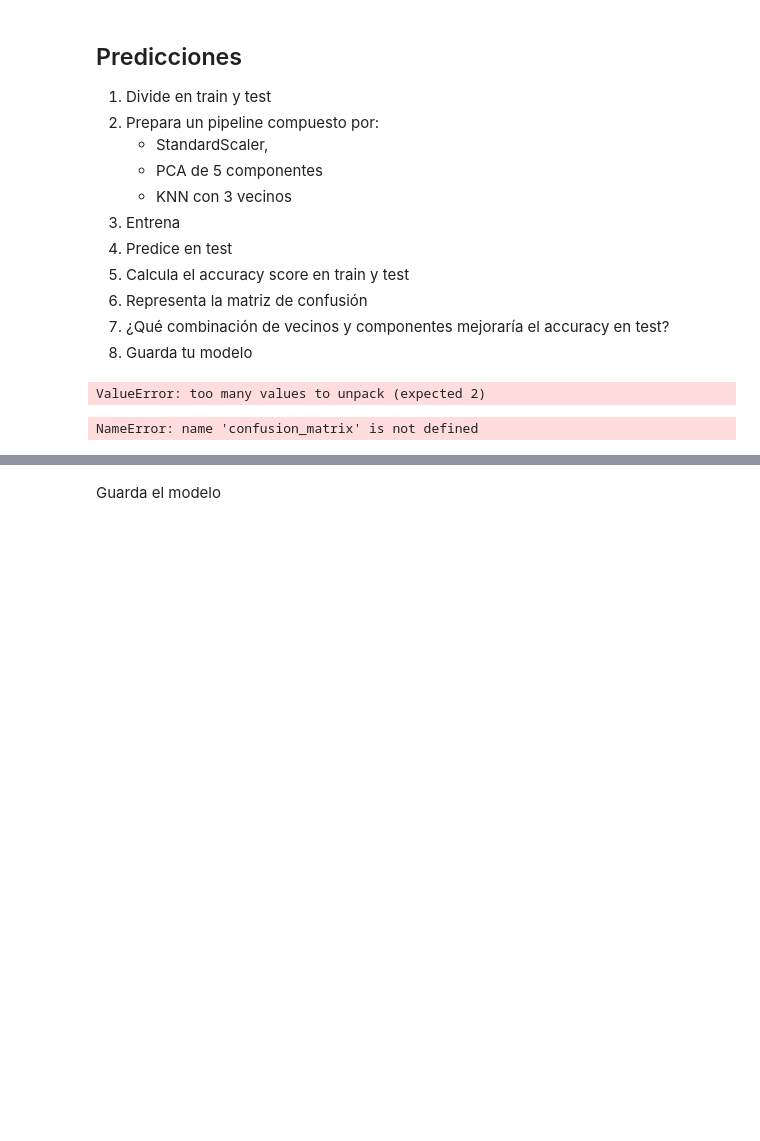
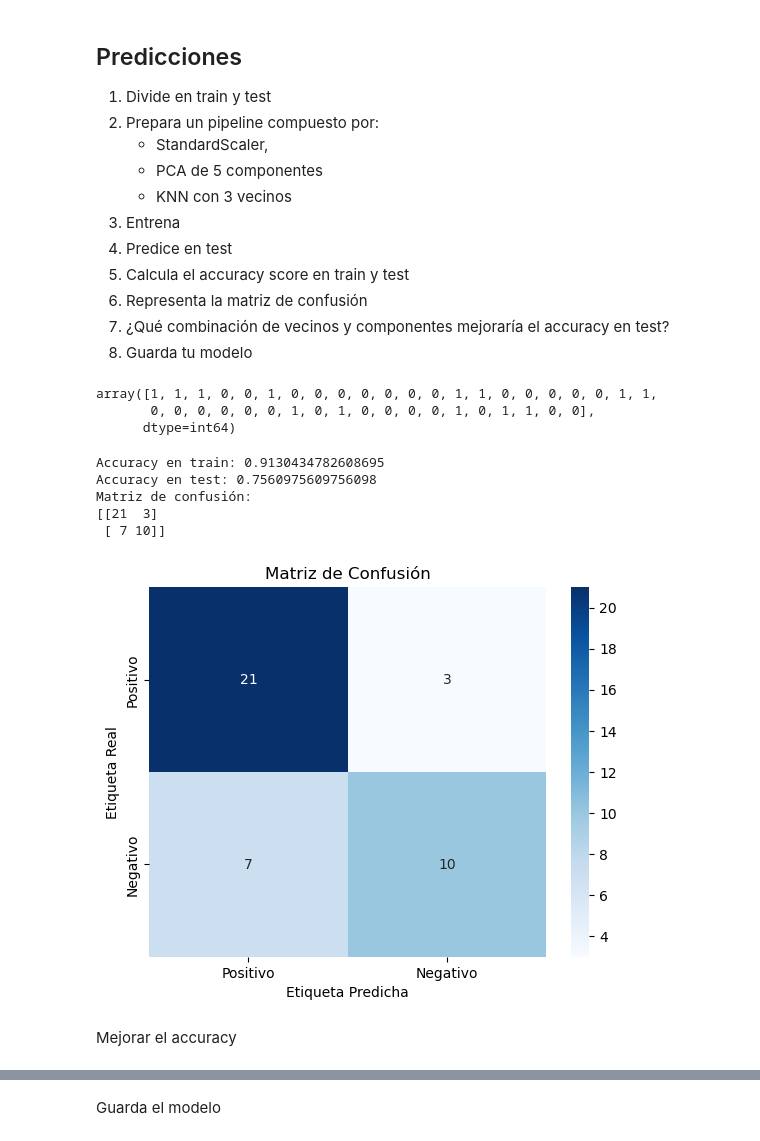
Before and after one commit to Martinaxa/Machine_Learning, a Jupyter notebook: 2-No_Supervisado/1-PCA/Practica/2_PCA Alquier Compra.ipynb, the cells around one changed output, grey strips where cells are left out. Drawn from its saved outputs; the diff is of its cells as text; code cells hidden in the pictures; blank space fills up the shorter version.

```diff
--- a/2-No_Supervisado/1-PCA/Practica/2_PCA Alquier Compra.ipynb
+++ b/2-No_Supervisado/1-PCA/Practica/2_PCA Alquier Compra.ipynb
@@ -168,6 +208,9 @@ plt.show()
 from sklearn.neighbors import KNeighborsClassifier
 # %%
 from sklearn.pipeline import make_pipeline
+# %%
+X = data.drop('comprar', axis=1)
+y = data['comprar']
 # %%
 
 # Paso 1: Dividir los datos en conjuntos de entrenamiento y prueba
@@ -185,26 +228,39 @@ pipeline.fit(X_train, y_train)
 
 # Paso 4: Realizar predicciones en los datos de prueba
 y_pred = pipeline.predict(X_test)
-# %%
-# Split dataset in training and test datasets
-
-#X = df.drop('comprar',1)
-#y = df['comprar']
-
-X_train, X_test = train_test_split(X,y, test_size=0.2, random_state=42)
-y_train =X_train["comprar"]
-y_test = X_test["comprar"]
-X_train = X_train.drop(['comprar'], axis=1)
-X_test = X_test.drop(['comprar'], axis=1)
-# %% [output]
-ValueError: too many values to unpack (expected 2)
-# %%
-X = df.drop('comprar',1)
-y = df['comprar']
-
-X_train, X_test, y_train, y_test = train_test_split(X,y,test_size=0.2,random_state=42)
-# %%
-print(confusion_matrix(y_test, y_pred))
-print(classification_report(y_test, y_pred))
-# %% [output]
-NameError: name 'confusion_matrix' is not defined
+# %%
+y_pred
+# %% [output]
+array([1, 1, 1, 0, 0, 1, 0, 0, 0, 0, 0, 0, 0, 1, 1, 0, 0, 0, 0, 0, 1, 1,
+       0, 0, 0, 0, 0, 0, 1, 0, 1, 0, 0, 0, 0, 1, 0, 1, 1, 0, 0],
+      dtype=int64)
+# %%
+from sklearn.metrics import accuracy_score, confusion_matrix
+
+# Paso 5: Calcular el accuracy score en train y test
+accuracy_train = accuracy_score(y_train, pipeline.predict(X_train))
+accuracy_test = accuracy_score(y_test, y_pred)
+print("Accuracy en train:", accuracy_train)
+print("Accuracy en test:", accuracy_test)
+
+
+confusion_mat = confusion_matrix(y_test, y_pred)
+print("Matriz de confusión:")
+print(confusion_mat)
+# %% [output]
+Accuracy en train: 0.9130434782608695
+Accuracy en test: 0.7560975609756098
+Matriz de confusión:
+[[21  3]
+ [ 7 10]]
+# %%
+labels = ['Positivo','Negativo']  # Etiquetas de las clases
+sns.heatmap(confusion_mat, annot=True, fmt='d', xticklabels=labels, yticklabels=labels, cmap='Blues')
+plt.xlabel('Etiqueta Predicha')
+plt.ylabel('Etiqueta Real')
+plt.title('Matriz de Confusión')
+plt.show()
+# %% [output]
+[figure, added]
+# %% [markdown]
+Mejorar el accuracy
```
Also changed, not shown: parts of 15 cells of this notebook, 4 other files.
